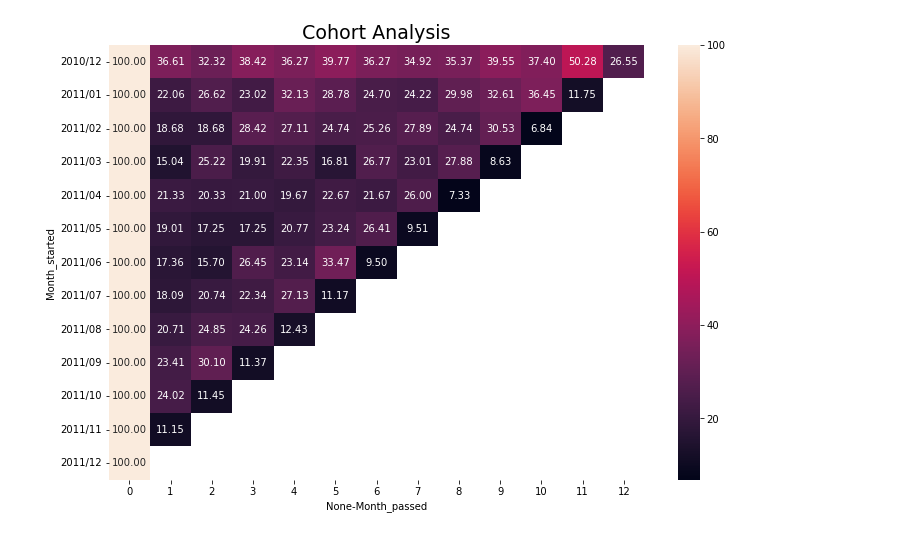
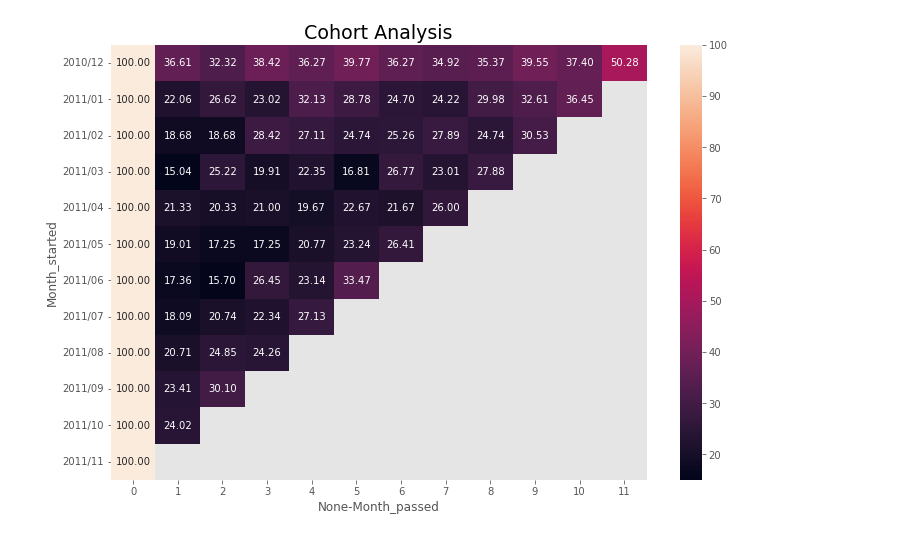
Before and after one commit to HAMJiyoung/cohort-analysis, a Jupyter notebook: Cohort-analysis.ipynb, the cells around one changed output. Saved outputs shown, nothing was run; the diff lists cells and outputs as text; code cells hidden in the pictures.

```diff
--- a/Cohort-analysis.ipynb
+++ b/Cohort-analysis.ipynb
@@ -102,8 +242,8 @@ df
 # %%
 # 고객별 최초 구매 월 찾기위해 고객별로 월 묶기
-month_group = df.groupby('CustomerID')['Month']
+month_group = df_c.groupby('CustomerID')['Month']
 
 # 최초 구매 월 컬럼 추가
-df['Month_started'] = month_group.transform(np.min)
-df
+df_c['Month_started'] = month_group.transform(np.min)
+df_c
 # %% [output]
@@ -124,6 +269,6 @@ df
 # 고객의 최초 구매월부터 각 구매날짜까지 몇달 지났는지 계산
 # 각 년도 빼주고 *12(월로 계산할거니까)한 값과 각 월 뺀 값 더하기
 
-df['Month_passed'] = (df['Month'].dt.year - df['Month_started'].dt.year) * 12 + (df['Month'].dt.month - df['Month_started'].dt.month)
-df
+df_c['Month_passed'] = (df_c['Month'].dt.year - df_c['Month_started'].dt.year) * 12 + (df_c['Month'].dt.month - df_c['Month_started'].dt.month)
+df_c
 # %% [output]
@@ -143,7 +293,7 @@ df
 # %%
 # Month_started와 Month_passed별로 고객 수 카운팅
 
-grouped = df.groupby(['Month_started', 'Month_passed'])
+grouped = df_c.groupby(['Month_started', 'Month_passed'])
 cohort_df = pd.DataFrame(grouped['CustomerID'].nunique())
 cohort_df
 # %% [output]
@@ -245,15 +392,17 @@ cohort_customer
+# %%
+plt.style.use('ggplot')
 # %%
 # heatmap 시각화
 
-xticks = np.arange(0, 13)
-yticks = ['2010/12', '2011/01', '2011/02', '2011/03', '2011/04', '2011/05', '2011/06', '2011/07', '2011/08', '2011/09', '2011/10', '2011/11', '2011/12']
+xticks = np.arange(0, 12)
+yticks = ['2010/12', '2011/01', '2011/02', '2011/03', '2011/04', '2011/05', '2011/06', '2011/07', '2011/08', '2011/09', '2011/10', '2011/11']
 
 plt.figure(figsize=(12, 8))
 plt.title('Cohort Analysis', fontsize=19)
 sns.heatmap(cohort_customer, annot=True,
             xticklabels=xticks,
             yticklabels=yticks,
             fmt='.2f')
 plt.show()
 # %% [output]
-[figure, old version]
+[figure, new version]
```
Also changed, not shown: parts of 30 cells of this notebook, 1 other file.
